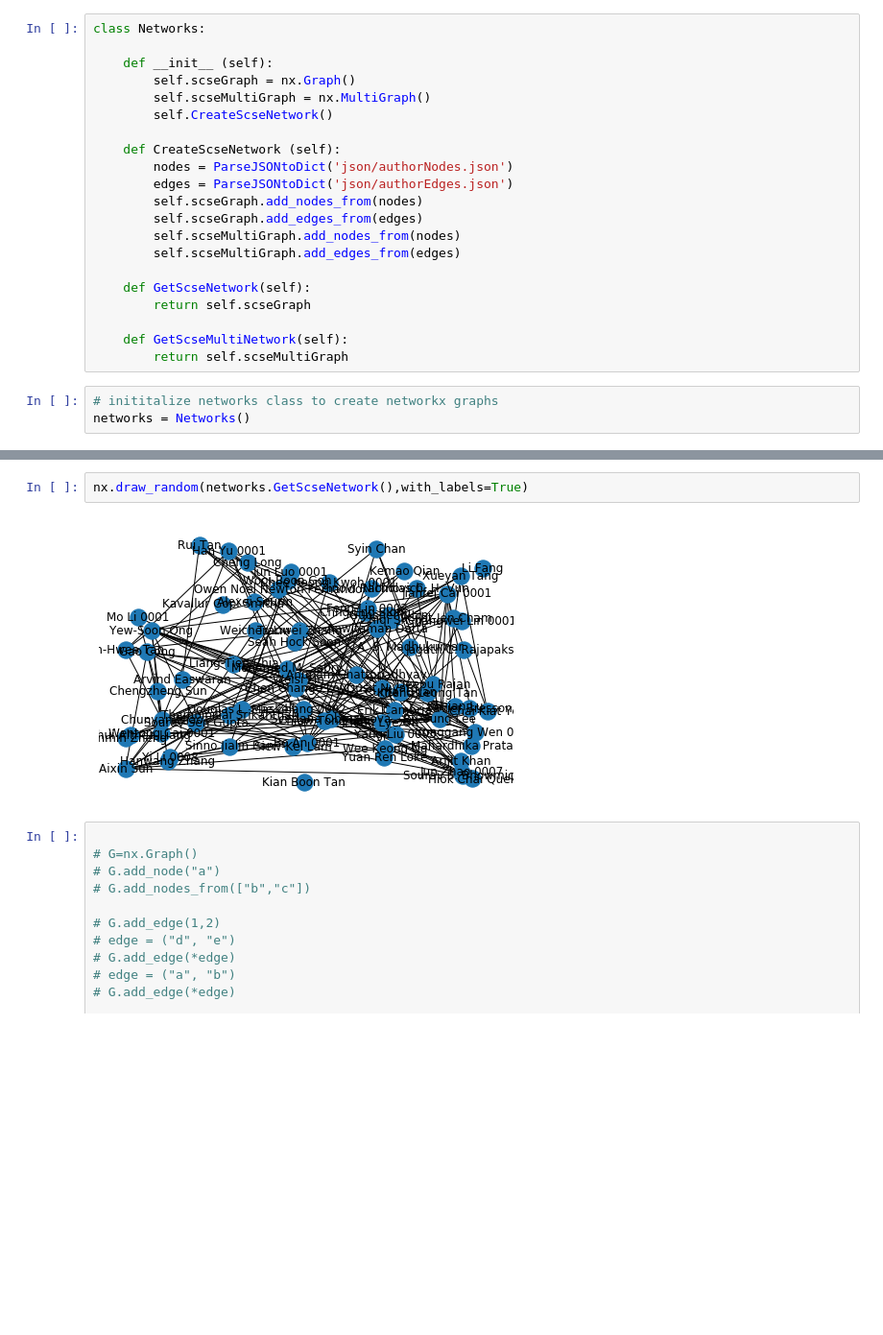
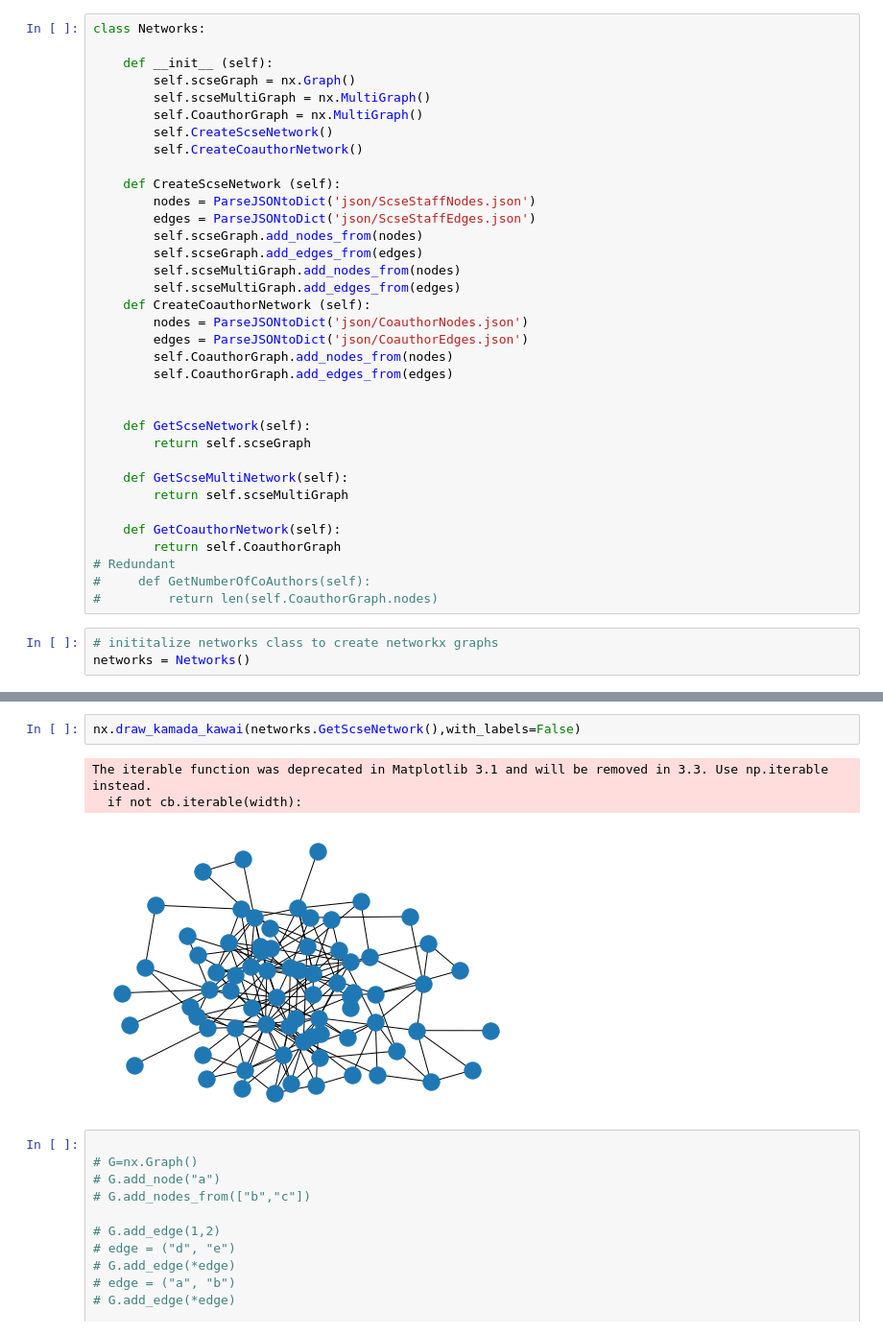
Before and after one commit to martyn0022/NetworkScienceProject1, a Jupyter notebook: network science.ipynb, the cells around one changed output, grey strips where cells are left out. Shown at 96% size. Cells and saved outputs as stored; diff of their text form; blank space fills up the shorter version.

```diff
--- a/network science.ipynb
+++ b/network science.ipynb
@@ -28,21 +28,35 @@ class Networks:
     def __init__ (self):
         self.scseGraph = nx.Graph()
         self.scseMultiGraph = nx.MultiGraph()
+        self.CoauthorGraph = nx.MultiGraph()
         self.CreateScseNetwork()
+        self.CreateCoauthorNetwork()
 
     def CreateScseNetwork (self):
-        nodes = ParseJSONtoDict('json/authorNodes.json')
-        edges = ParseJSONtoDict('json/authorEdges.json')
+        nodes = ParseJSONtoDict('json/ScseStaffNodes.json')
+        edges = ParseJSONtoDict('json/ScseStaffEdges.json')
         self.scseGraph.add_nodes_from(nodes)
         self.scseGraph.add_edges_from(edges)
         self.scseMultiGraph.add_nodes_from(nodes)
         self.scseMultiGraph.add_edges_from(edges)
+    def CreateCoauthorNetwork (self):
+        nodes = ParseJSONtoDict('json/CoauthorNodes.json')
+        edges = ParseJSONtoDict('json/CoauthorEdges.json')
+        self.CoauthorGraph.add_nodes_from(nodes)
+        self.CoauthorGraph.add_edges_from(edges)
+
 
     def GetScseNetwork(self):
         return self.scseGraph
 
     def GetScseMultiNetwork(self):
         return self.scseMultiGraph
+
+    def GetCoauthorNetwork(self):
+        return self.CoauthorGraph
+# Redundant
+#     def GetNumberOfCoAuthors(self):
+#         return len(self.CoauthorGraph.nodes)
 # %%
 # inititalize networks class to create networkx graphs
 networks = Networks()
@@ -59,7 +73,9 @@ print(networks.scseGraph.nodes['Kheng Leong Tan'])
 # %%
-nx.draw_random(networks.GetScseNetwork(),with_labels=True)
+nx.draw_kamada_kawai(networks.GetScseNetwork(),with_labels=False)
 # %% [output]
+The iterable function was deprecated in Matplotlib 3.1 and will be removed in 3.3. Use np.iterable instead.
+  if not cb.iterable(width):
-[figure, old version]
+[figure, new version]
 # %%
 
 # G=nx.Graph()
```
Also changed, not shown: parts of 21 cells of this notebook, 9 other files.
